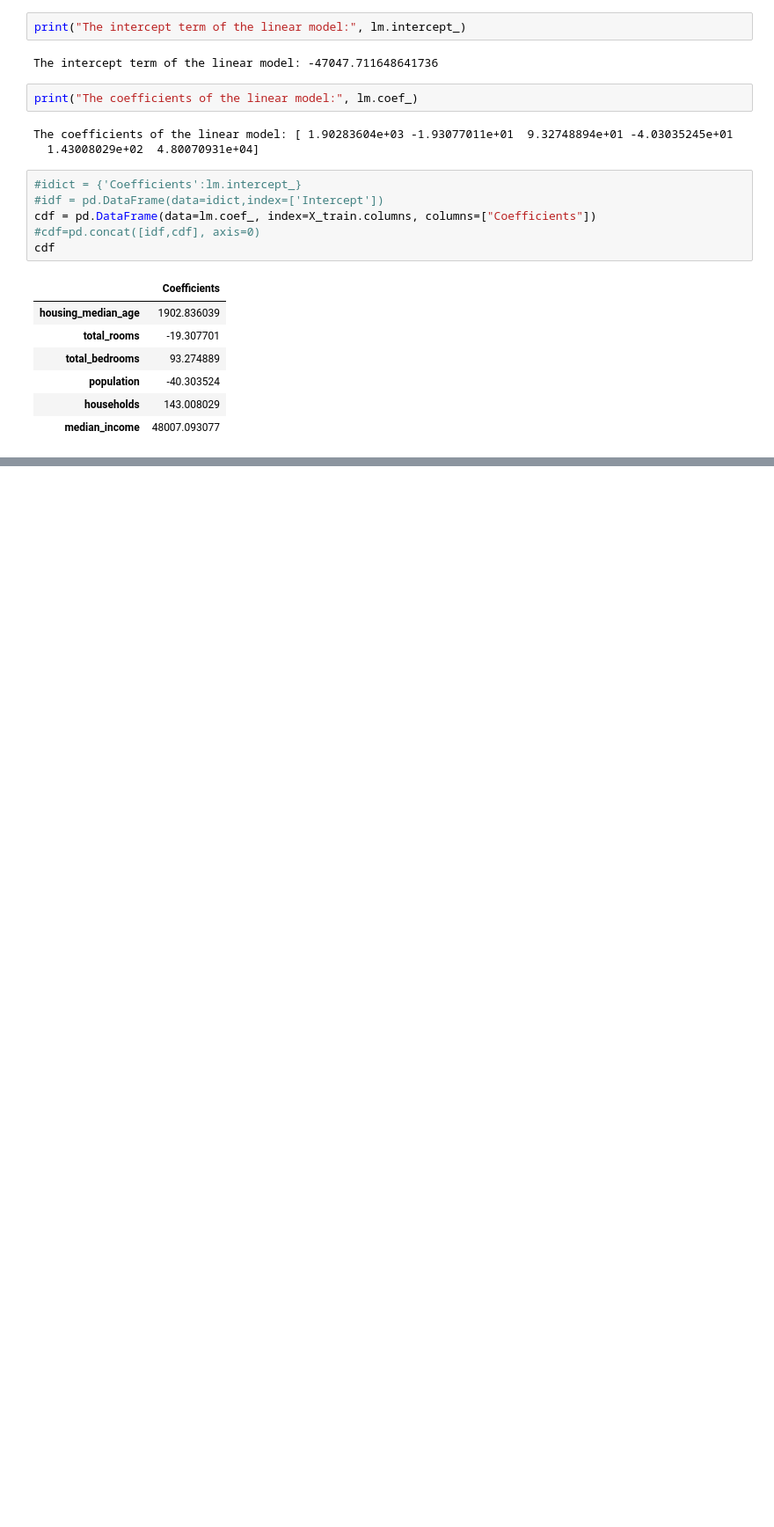
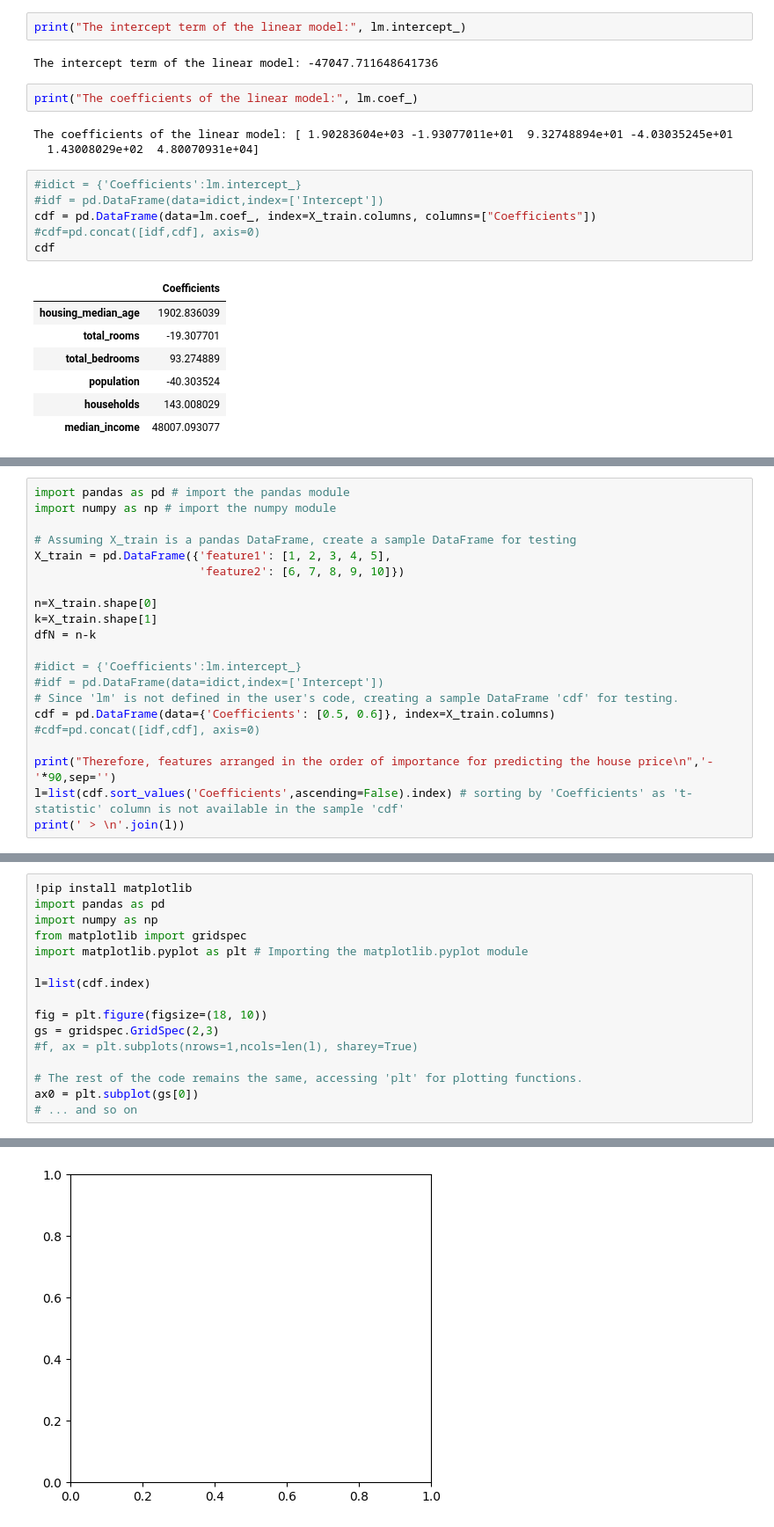
Before and after one commit to 2303A51301/AIML_2025_B11, a Jupyter notebook: LAB_4.ipynb, the cells around one changed output, grey strips where cells are left out. Shown at 88% size. Drawn from its saved outputs; the diff is of its cells as text; blank space fills up the shorter version.

```diff
--- a/LAB_4.ipynb
+++ b/LAB_4.ipynb
@@ -195,0 +179,21 @@ for i in range(k):
+# %%
+import pandas as pd # import the pandas module
+import numpy as np # import the numpy module
+
+# Assuming X_train is a pandas DataFrame, create a sample DataFrame for testing
+X_train = pd.DataFrame({'feature1': [1, 2, 3, 4, 5],
+                        'feature2': [6, 7, 8, 9, 10]})
+
+n=X_train.shape[0]
+k=X_train.shape[1]
+dfN = n-k
+
+#idict = {'Coefficients':lm.intercept_}
+#idf = pd.DataFrame(data=idict,index=['Intercept'])
+# Since 'lm' is not defined in the user's code, creating a sample DataFrame 'cdf' for testing.
+cdf = pd.DataFrame(data={'Coefficients': [0.5, 0.6]}, index=X_train.columns)
+#cdf=pd.concat([idf,cdf], axis=0)
+
+print("Therefore, features arranged in the order of importance for predicting the house price\n",'-'*90,sep='')
+l=list(cdf.sort_values('Coefficients',ascending=False).index) # sorting by 'Coefficients' as 't-statistic' column is not available in the sample 'cdf'
+print(' > \n'.join(l))
@@ -195,0 +205,17 @@ for i in range(k):
+# %%
+!pip install matplotlib
+import pandas as pd
+import numpy as np
+from matplotlib import gridspec
+import matplotlib.pyplot as plt # Importing the matplotlib.pyplot module
+
+l=list(cdf.index)
+
+fig = plt.figure(figsize=(18, 10))
+gs = gridspec.GridSpec(2,3)
+#f, ax = plt.subplots(nrows=1,ncols=len(l), sharey=True)
+
+# The rest of the code remains the same, accessing 'plt' for plotting functions.
+ax0 = plt.subplot(gs[0])
+# ... and so on
+# %% [output]
@@ -195,0 +233 @@ for i in range(k):
+[figure, added]
```
Also changed, not shown: parts of 12 cells of this notebook.
